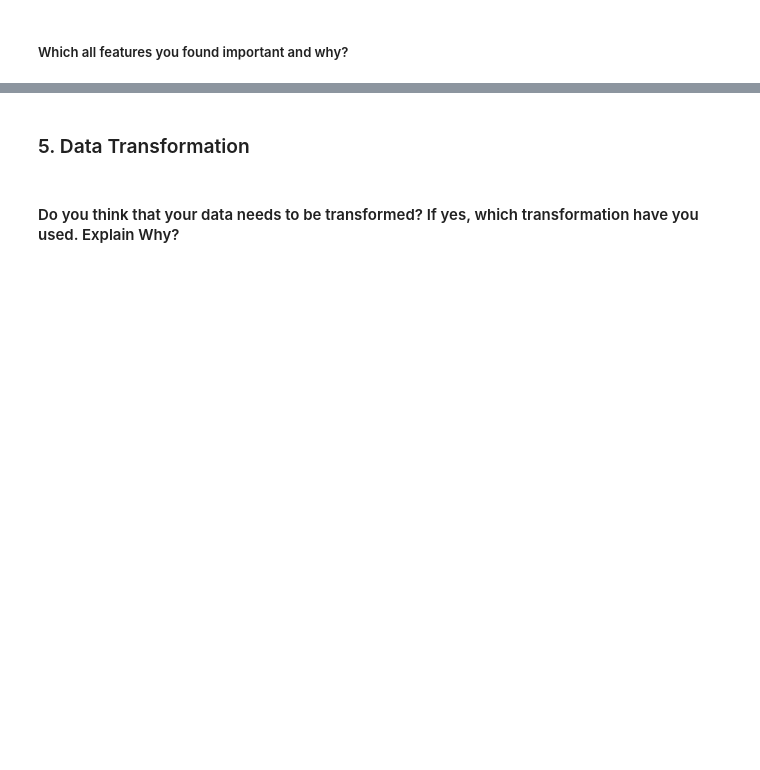
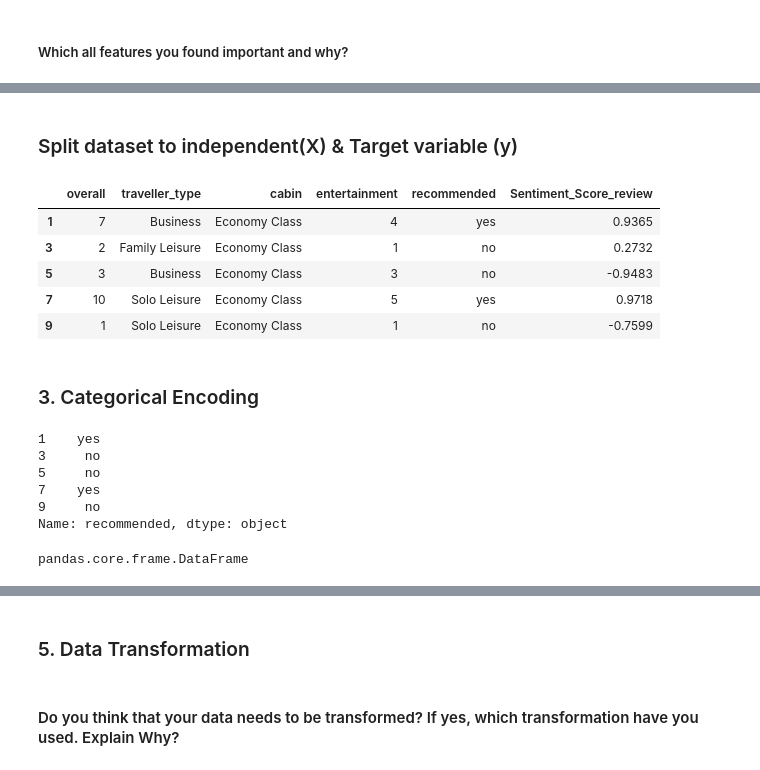
Before and after one commit to rashmi0852/Airline_Passenger_Refferal_Prediction, a Jupyter notebook: Airline_Referal.ipynb, the cells around one changed output, grey strips where cells are left out. Saved outputs shown, nothing was run; the diff lists cells and outputs as text; code cells hidden in the pictures; blank space fills up the shorter version.

```diff
--- a/Airline_Referal.ipynb
+++ b/Airline_Referal.ipynb
@@ -1543,0 +1621,11 @@ Answer Here.
+# %%
+#create sentiment intensity object
+sia = SentimentIntensityAnalyzer()
+# %%
+#create funtion to calculate sentiment score
+def calculate_sentiment(review_text):
+    sentiment_scores = sia.polarity_scores(review_text)
+    return sentiment_scores['compound']
+# %%
+#calculate sentiment Score
+airline_data['Sentiment_Score_review'] = airline_data['customer_review'].apply(calculate_sentiment)
@@ -1543,0 +1642,13 @@ Answer Here.
+# %%
+airline_data.drop("customer_review",axis=1,inplace=True)
+# %% [markdown]
+### Split dataset to independent(X) & Target variable (y)
+# %%
+airline_data.head()
+# %% [output]
+|  | overall | traveller_type | cabin | entertainment | recommended | Sentiment_Score_review |
+| 1 | 7 | Business | Economy Class | 4 | yes | 0.9365 |
+| 3 | 2 | Family Leisure | Economy Class | 1 | no | 0.2732 |
+| 5 | 3 | Business | Economy Class | 3 | no | -0.9483 |
+| 7 | 10 | Solo Leisure | Economy Class | 5 | yes | 0.9718 |
+| 9 | 1 | Solo Leisure | Economy Class | 1 | no | -0.7599 |
@@ -1543,0 +1661,17 @@ Answer Here.
+# %% [markdown]
+### 3. Categorical Encoding
+# %%
+# Encode your categorical columns
+y.head()
+# %% [output]
+1    yes
+3     no
+5     no
+7    yes
+9     no
+Name: recommended, dtype: object
+# %%
+X.head()
+type(X)
+# %% [output]
+pandas.core.frame.DataFrame
```
Also changed, not shown: parts of 96 cells of this notebook.
